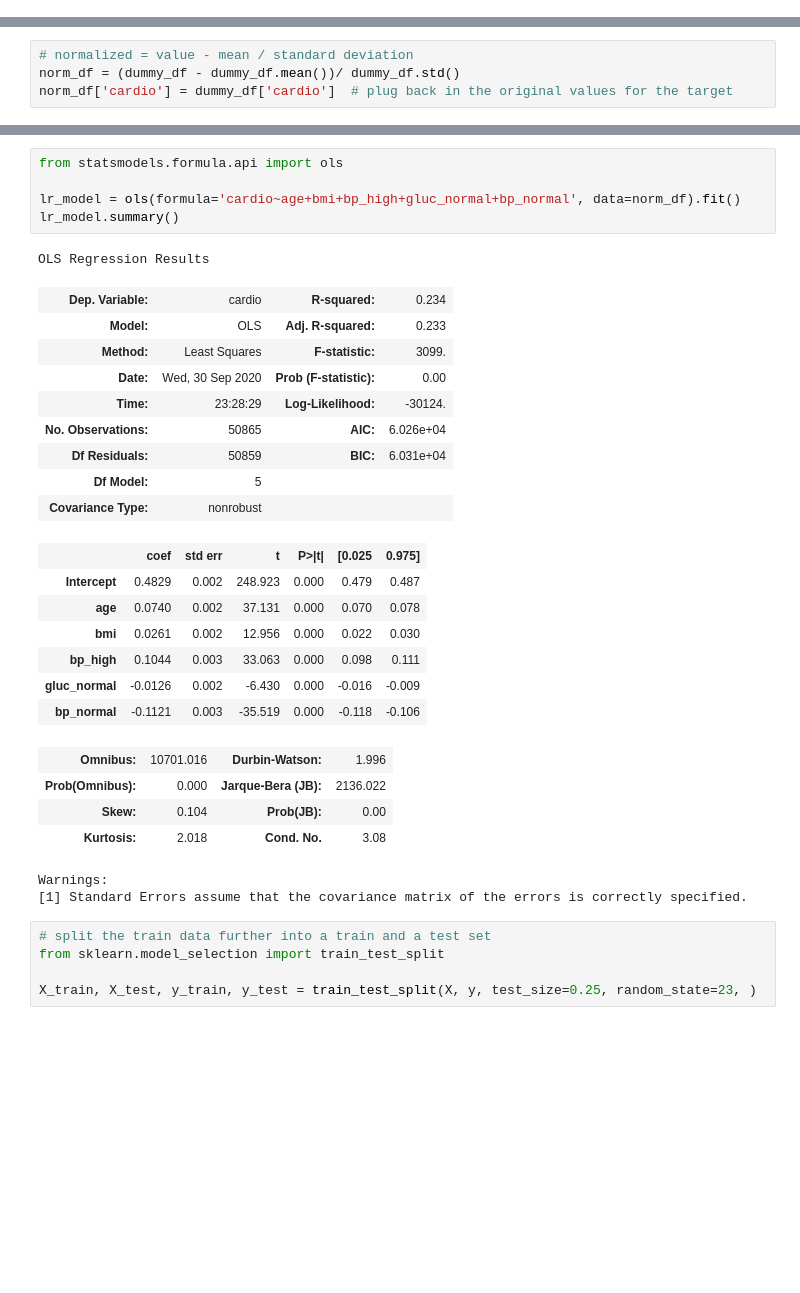
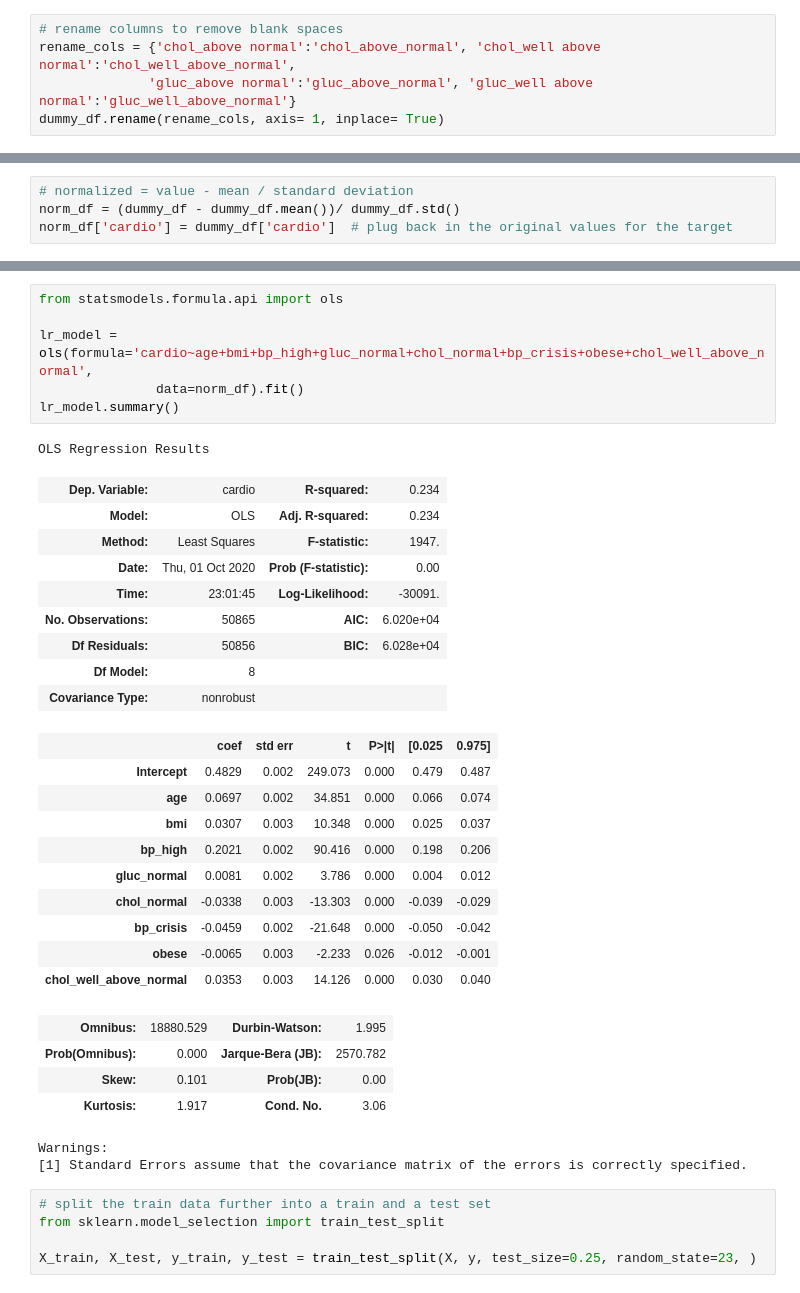
Before and after one commit to ykfarhan/cardiac-disease-detection, a Jupyter notebook: modelling_process_cardio.ipynb, the cells around one changed output, grey strips where cells are left out. Drawn from its saved outputs; the diff is of its cells as text; blank space fills up the shorter version.

```diff
--- a/modelling_process_cardio.ipynb
+++ b/modelling_process_cardio.ipynb
@@ -166,4 +166,9 @@ bp_normal                0.432
 Name: cardio, dtype: float64
+# %%
+# rename columns to remove blank spaces
+rename_cols = {'chol_above normal':'chol_above_normal', 'chol_well above normal':'chol_well_above_normal',
+              'gluc_above normal':'gluc_above_normal', 'gluc_well above normal':'gluc_well_above_normal'}
+dummy_df.rename(rename_cols, axis= 1, inplace= True)
 # %%
 #dummy_df.drop(columns=drop_cols, inplace=True)
 # %%
@@ -217,30 +235,34 @@ X.shape
 # %%
 from statsmodels.formula.api import ols
 
-lr_model = ols(formula='cardio~age+bmi+bp_high+gluc_normal+bp_normal', data=norm_df).fit()
+lr_model = ols(formula='cardio~age+bmi+bp_high+gluc_normal+chol_normal+bp_crisis+obese+chol_well_above_normal',
+               data=norm_df).fit()
 lr_model.summary()
 # %% [output]
 OLS Regression Results
 | Dep. Variable: | cardio | R-squared: | 0.234 |
-| Model: | OLS | Adj. R-squared: | 0.233 |
-| Method: | Least Squares | F-statistic: | 3099. |
-| Date: | Wed, 30 Sep 2020 | Prob (F-statistic): | 0.00 |
-| Time: | 23:28:29 | Log-Likelihood: | -30124. |
-| No. Observations: | 50865 | AIC: | 6.026e+04 |
-| Df Residuals: | 50859 | BIC: | 6.031e+04 |
-| Df Model: | 5 |  |  |
+| Model: | OLS | Adj. R-squared: | 0.234 |
+| Method: | Least Squares | F-statistic: | 1947. |
+| Date: | Thu, 01 Oct 2020 | Prob (F-statistic): | 0.00 |
+| Time: | 23:01:45 | Log-Likelihood: | -30091. |
+| No. Observations: | 50865 | AIC: | 6.020e+04 |
+| Df Residuals: | 50856 | BIC: | 6.028e+04 |
+| Df Model: | 8 |  |  |
 | Covariance Type: | nonrobust |  |  |
 |  | coef | std err | t | P>|t| | [0.025 | 0.975] |
-| Intercept | 0.4829 | 0.002 | 248.923 | 0.000 | 0.479 | 0.487 |
-| age | 0.0740 | 0.002 | 37.131 | 0.000 | 0.070 | 0.078 |
-| bmi | 0.0261 | 0.002 | 12.956 | 0.000 | 0.022 | 0.030 |
-| bp_high | 0.1044 | 0.003 | 33.063 | 0.000 | 0.098 | 0.111 |
-| gluc_normal | -0.0126 | 0.002 | -6.430 | 0.000 | -0.016 | -0.009 |
-| bp_normal | -0.1121 | 0.003 | -35.519 | 0.000 | -0.118 | -0.106 |
+| Intercept | 0.4829 | 0.002 | 249.073 | 0.000 | 0.479 | 0.487 |
+| age | 0.0697 | 0.002 | 34.851 | 0.000 | 0.066 | 0.074 |
+| bmi | 0.0307 | 0.003 | 10.348 | 0.000 | 0.025 | 0.037 |
+| bp_high | 0.2021 | 0.002 | 90.416 | 0.000 | 0.198 | 0.206 |
+| gluc_normal | 0.0081 | 0.002 | 3.786 | 0.000 | 0.004 | 0.012 |
+| chol_normal | -0.0338 | 0.003 | -13.303 | 0.000 | -0.039 | -0.029 |
+| bp_crisis | -0.0459 | 0.002 | -21.648 | 0.000 | -0.050 | -0.042 |
+| obese | -0.0065 | 0.003 | -2.233 | 0.026 | -0.012 | -0.001 |
+| chol_well_above_normal | 0.0353 | 0.003 | 14.126 | 0.000 | 0.030 | 0.040 |
-| Omnibus: | 10701.016 | Durbin-Watson: | 1.996 |
-| Prob(Omnibus): | 0.000 | Jarque-Bera (JB): | 2136.022 |
-| Skew: | 0.104 | Prob(JB): | 0.00 |
-| Kurtosis: | 2.018 | Cond. No. | 3.08 |
+| Omnibus: | 18880.529 | Durbin-Watson: | 1.995 |
+| Prob(Omnibus): | 0.000 | Jarque-Bera (JB): | 2570.782 |
+| Skew: | 0.101 | Prob(JB): | 0.00 |
+| Kurtosis: | 1.917 | Cond. No. | 3.06 |
 Warnings:
 [1] Standard Errors assume that the covariance matrix of the errors is correctly specified.
 # %%
```
Also changed, not shown: parts of 43 cells of this notebook, 2 other files.
